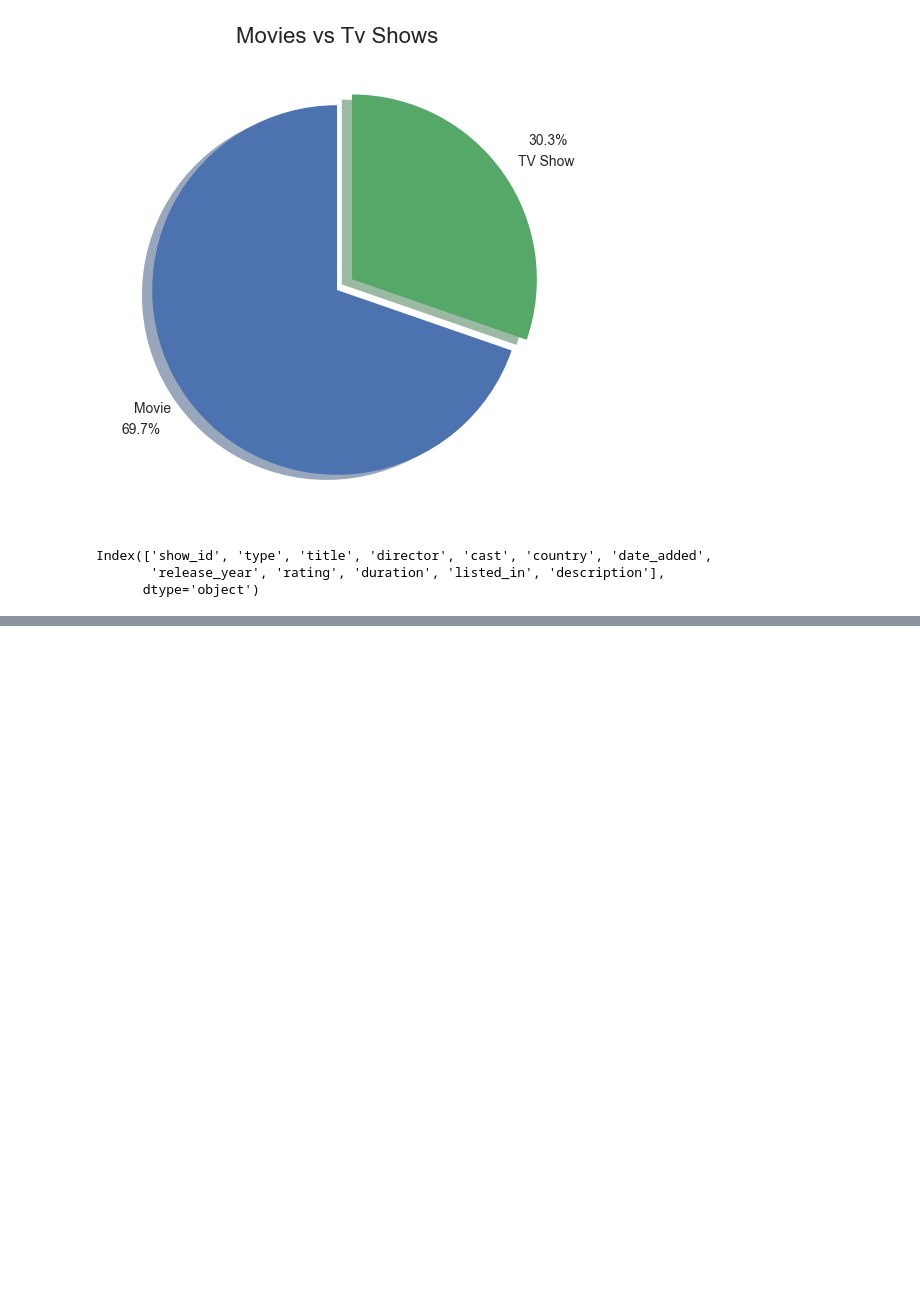
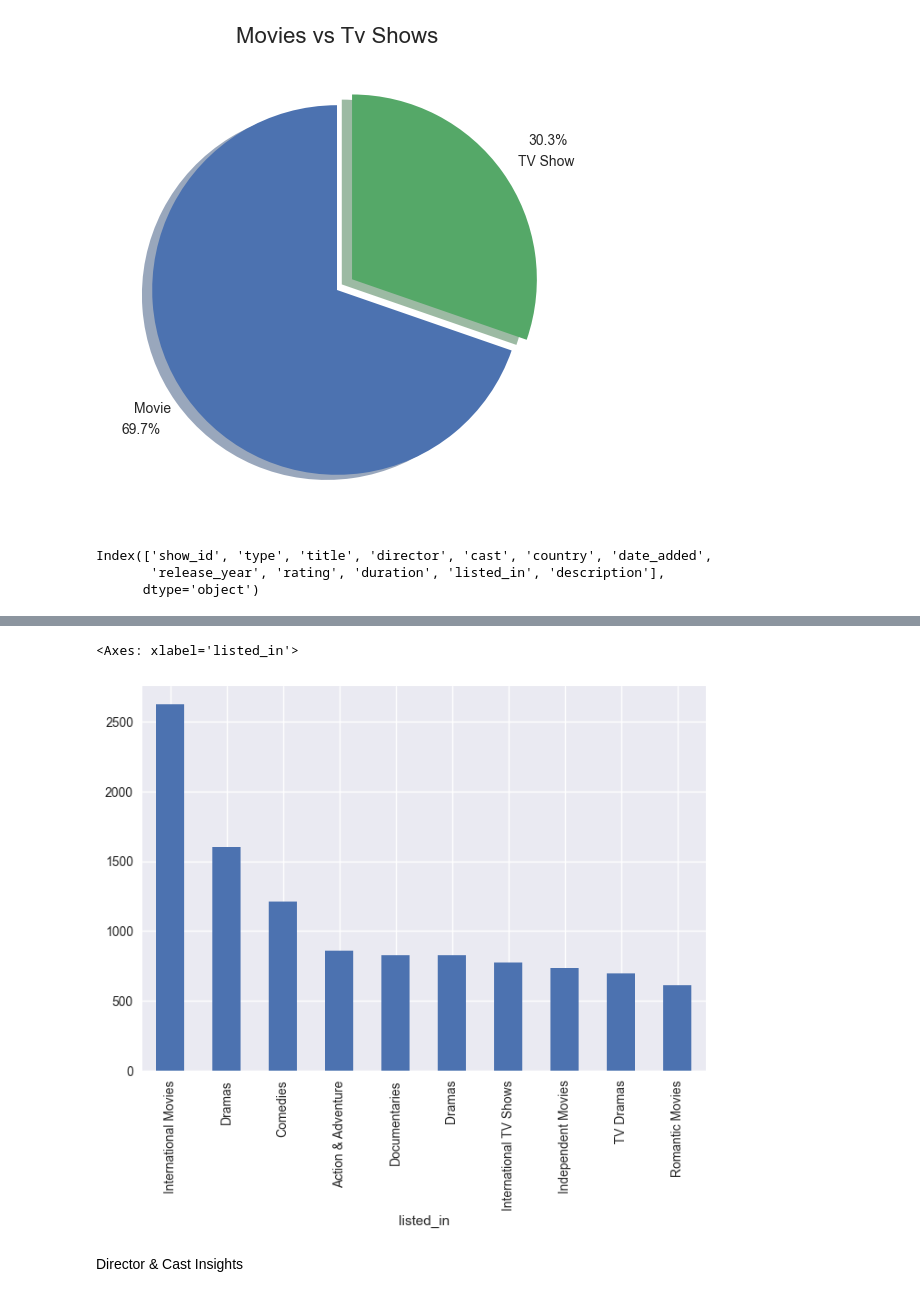
Before and after one commit to eThird/netflix_contetn_data_analysis, a Jupyter notebook: Notebooks/netflix_analysis.ipynb, the cells around one changed output, grey strips where cells are left out. Cells and saved outputs as stored; diff of their text form; code cells hidden in the pictures; blank space fills up the shorter version.

Commit message:
genre analysis complete

```diff
--- a/Notebooks/netflix_analysis.ipynb
+++ b/Notebooks/netflix_analysis.ipynb
@@ -339,4 +339,6 @@ df.head()
 | 3 | s4 | TV Show | Jailbirds New Orleans | Not Available | Unknown | Unknown | 2021-09-24 | 2021 | TV-MA | 1 season | ... |
 | 4 | s5 | TV Show | Kota Factory | Not Available | Mayur More, Jitendra Kumar, Ranja... | India | 2021-09-24 | 2021 | TV-MA | 2 seasons | ... |
 # %%
-genre=df['listed_in'].str.split(',').explode().unique()
+genre=(
+    df['listed_in'].str.split(',').explode()
+)
@@ -344,0 +362,9 @@ genre=df['listed_in'].str.split(',').explode().unique()
+# %%
+genre_counts = genre.value_counts()
+# %%
+genre_counts.head(10).plot(kind='bar')
+# %% [output]
+<Axes: xlabel='listed_in'>
+[figure, added]
+# %% [markdown]
+Director & Cast Insights
```
Also changed, not shown: parts of 2 cells of this notebook.
